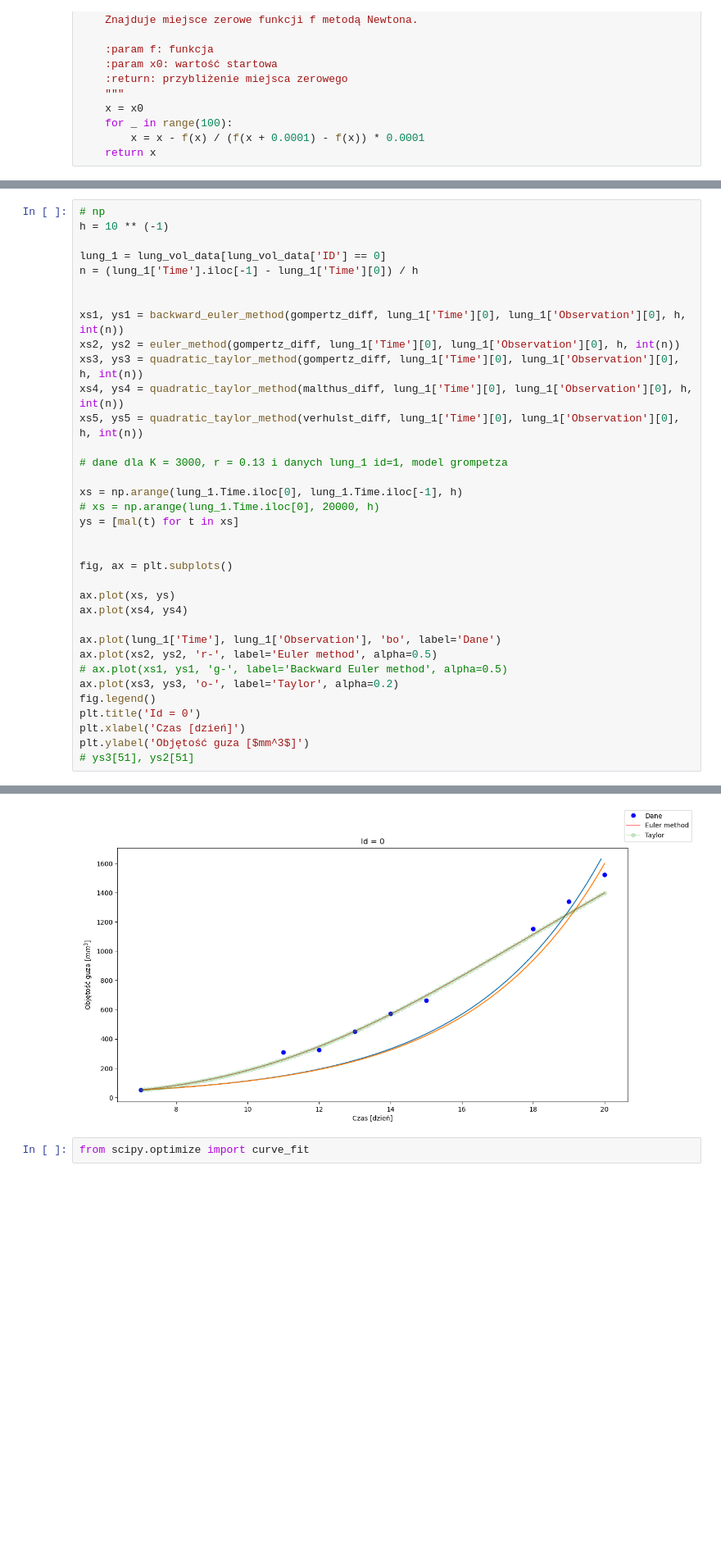
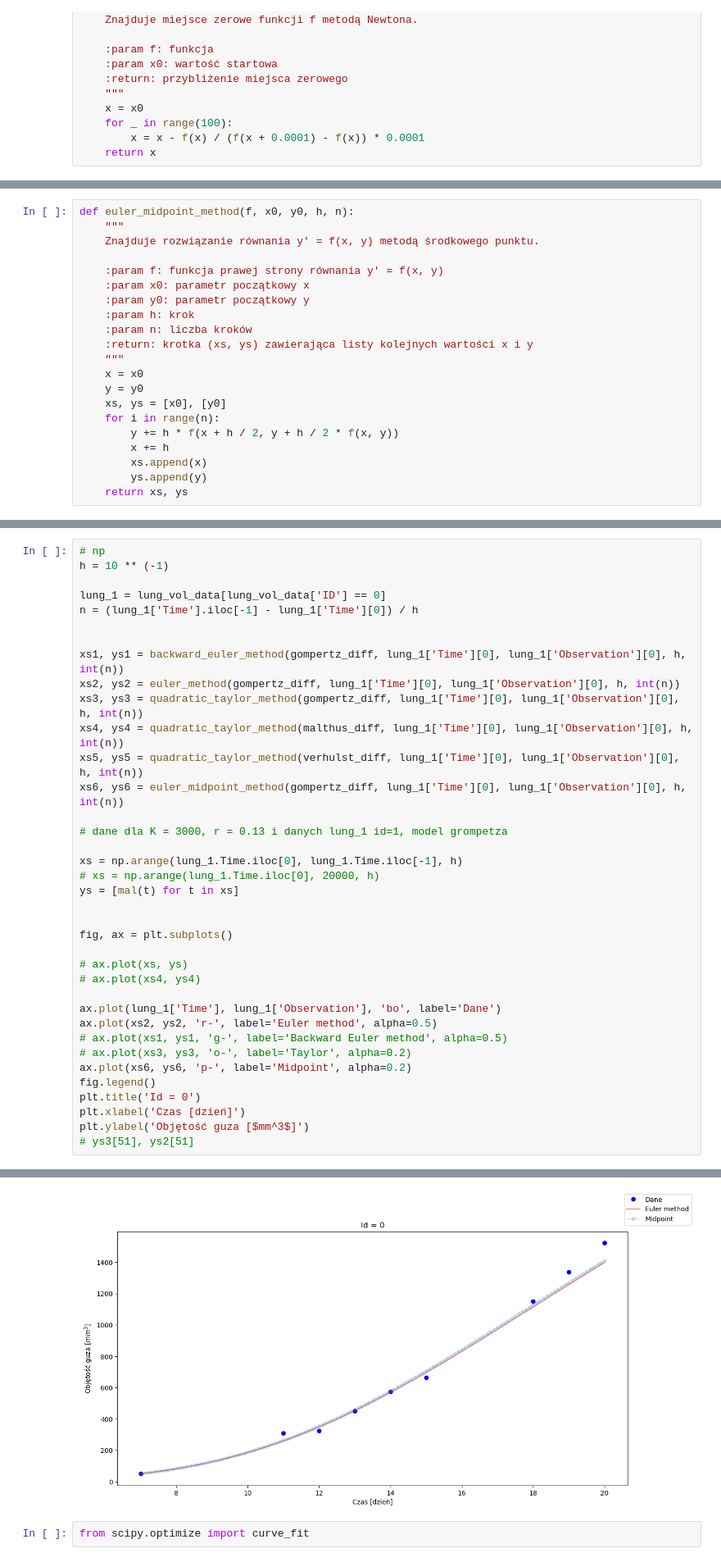
Before and after one commit to Tomexr1/Rownania_rozniczkowe, a Jupyter notebook: Prezentacja.ipynb, the cells around one changed output, grey strips where cells are left out. Shown at 82% size. Saved outputs shown, nothing was run; the diff lists cells and outputs as text; blank space fills up the shorter version.

```diff
--- a/Prezentacja.ipynb
+++ b/Prezentacja.ipynb
@@ -456,0 +445,21 @@ def mal(t):
+# %%
+def euler_midpoint_method(f, x0, y0, h, n):
+    """
+    Znajduje rozwiązanie równania y' = f(x, y) metodą środkowego punktu.
+
+    :param f: funkcja prawej strony równania y' = f(x, y)
+    :param x0: parametr początkowy x
+    :param y0: parametr początkowy y
+    :param h: krok
+    :param n: liczba kroków
+    :return: krotka (xs, ys) zawierająca listy kolejnych wartości x i y
+    """
+    x = x0
+    y = y0
+    xs, ys = [x0], [y0]
+    for i in range(n):
+        y += h * f(x + h / 2, y + h / 2 * f(x, y))
+        x += h
+        xs.append(x)
+        ys.append(y)
+    return xs, ys
@@ -461,37 +487,39 @@ h = 10 ** (-1)
 lung_1 = lung_vol_data[lung_vol_data['ID'] == 0]
 n = (lung_1['Time'].iloc[-1] - lung_1['Time'][0]) / h
 
 
 xs1, ys1 = backward_euler_method(gompertz_diff, lung_1['Time'][0], lung_1['Observation'][0], h, int(n))
 xs2, ys2 = euler_method(gompertz_diff, lung_1['Time'][0], lung_1['Observation'][0], h, int(n))
 xs3, ys3 = quadratic_taylor_method(gompertz_diff, lung_1['Time'][0], lung_1['Observation'][0], h, int(n))
 xs4, ys4 = quadratic_taylor_method(malthus_diff, lung_1['Time'][0], lung_1['Observation'][0], h, int(n))
 xs5, ys5 = quadratic_taylor_method(verhulst_diff, lung_1['Time'][0], lung_1['Observation'][0], h, int(n))
+xs6, ys6 = euler_midpoint_method(gompertz_diff, lung_1['Time'][0], lung_1['Observation'][0], h, int(n))
 
 # dane dla K = 3000, r = 0.13 i danych lung_1 id=1, model grompetza
 
 xs = np.arange(lung_1.Time.iloc[0], lung_1.Time.iloc[-1], h)
 # xs = np.arange(lung_1.Time.iloc[0], 20000, h)
 ys = [mal(t) for t in xs]
 
 
 fig, ax = plt.subplots()
 
-ax.plot(xs, ys)
-ax.plot(xs4, ys4)
+# ax.plot(xs, ys)
+# ax.plot(xs4, ys4)
 
 ax.plot(lung_1['Time'], lung_1['Observation'], 'bo', label='Dane')
 ax.plot(xs2, ys2, 'r-', label='Euler method', alpha=0.5)
 # ax.plot(xs1, ys1, 'g-', label='Backward Euler method', alpha=0.5)
-ax.plot(xs3, ys3, 'o-', label='Taylor', alpha=0.2)
+# ax.plot(xs3, ys3, 'o-', label='Taylor', alpha=0.2)
+ax.plot(xs6, ys6, 'p-', label='Midpoint', alpha=0.2)
 fig.legend()
 plt.title('Id = 0')
 plt.xlabel('Czas [dzień]')
 plt.ylabel('Objętość guza [$mm^3$]')
 # ys3[51], ys2[51]
 # %% [output]
 Text(0, 0.5, 'Objętość guza [$mm^3$]')
-[figure, old version]
+[figure, new version]
 # %%
 from scipy.optimize import curve_fit
 # %%
```
Also changed, not shown: parts of 32 cells of this notebook, 3 other files.
